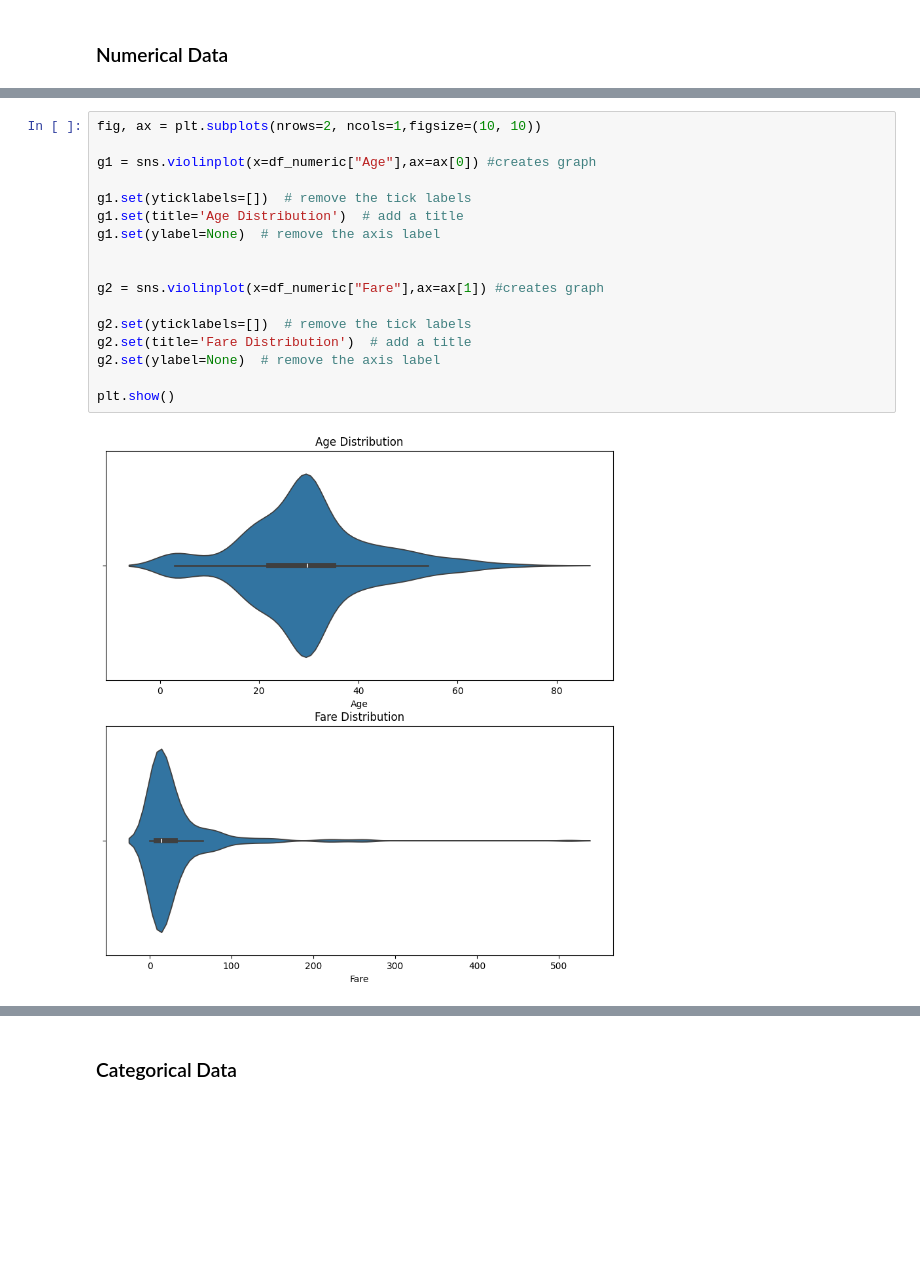
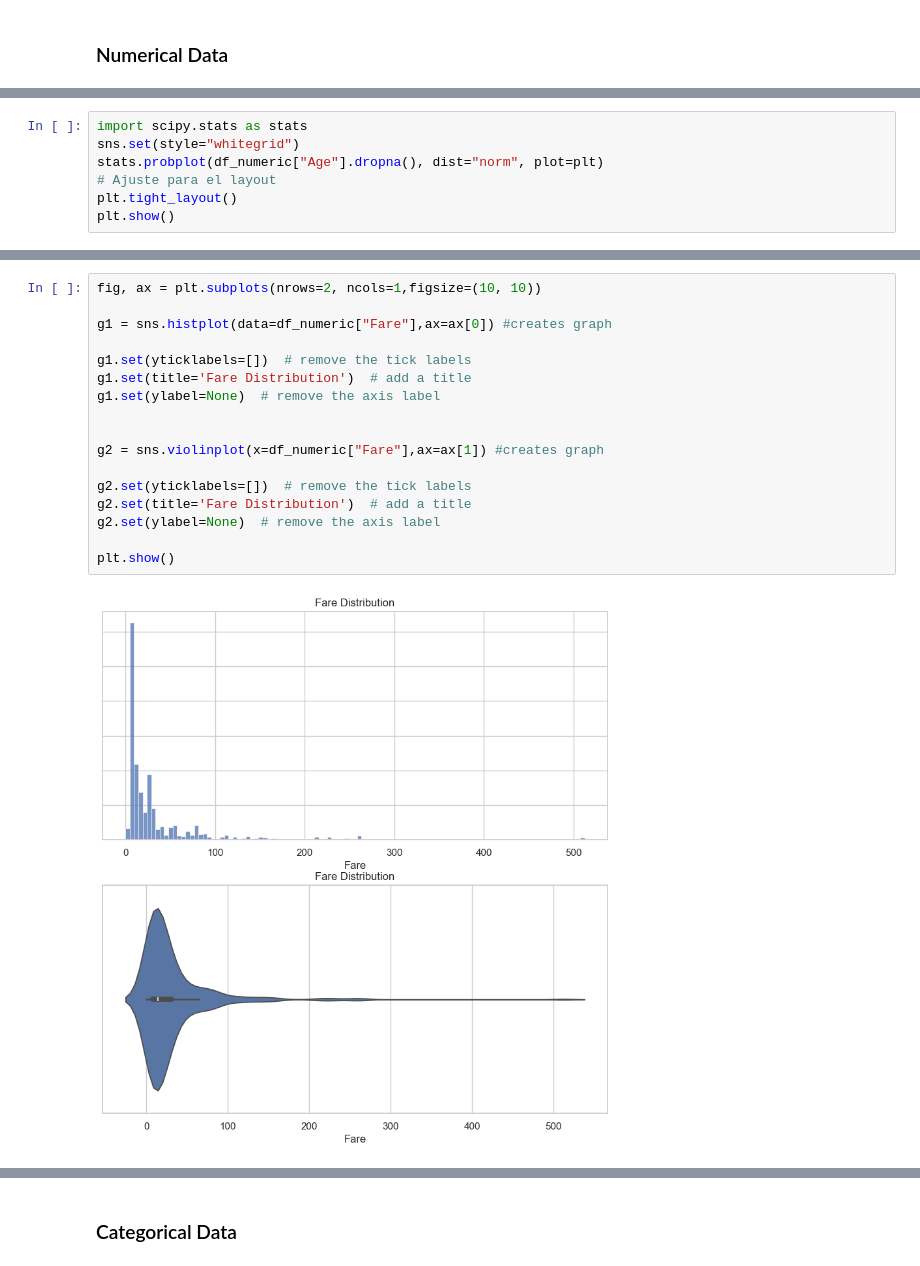
Before and after one commit to marcoeferro/EDA-exercises, a Jupyter notebook: titanic/EDA.ipynb, the cells around one changed output, grey strips where cells are left out. Saved outputs shown, nothing was run; the diff lists cells and outputs as text; blank space fills up the shorter version.

```diff
--- a/titanic/EDA.ipynb
+++ b/titanic/EDA.ipynb
@@ -396,0 +387,7 @@ plt.show()
+# %%
+import scipy.stats as stats
+sns.set(style="whitegrid")
+stats.probplot(df_numeric["Age"].dropna(), dist="norm", plot=plt)
+# Ajuste para el layout
+plt.tight_layout()
+plt.show()
@@ -397,19 +396,19 @@ plt.show()
 # %%
 fig, ax = plt.subplots(nrows=2, ncols=1,figsize=(10, 10))
 
-g1 = sns.violinplot(x=df_numeric["Age"],ax=ax[0]) #creates graph
+g1 = sns.histplot(data=df_numeric["Fare"],ax=ax[0]) #creates graph
 
 g1.set(yticklabels=[])  # remove the tick labels
-g1.set(title='Age Distribution')  # add a title
+g1.set(title='Fare Distribution')  # add a title
 g1.set(ylabel=None)  # remove the axis label
 
 
 g2 = sns.violinplot(x=df_numeric["Fare"],ax=ax[1]) #creates graph
 
 g2.set(yticklabels=[])  # remove the tick labels
 g2.set(title='Fare Distribution')  # add a title
 g2.set(ylabel=None)  # remove the axis label
 
 plt.show()
 # %% [output]
-[figure, old version]
+[figure, new version]
```
Also changed, not shown: parts of 60 cells of this notebook.
